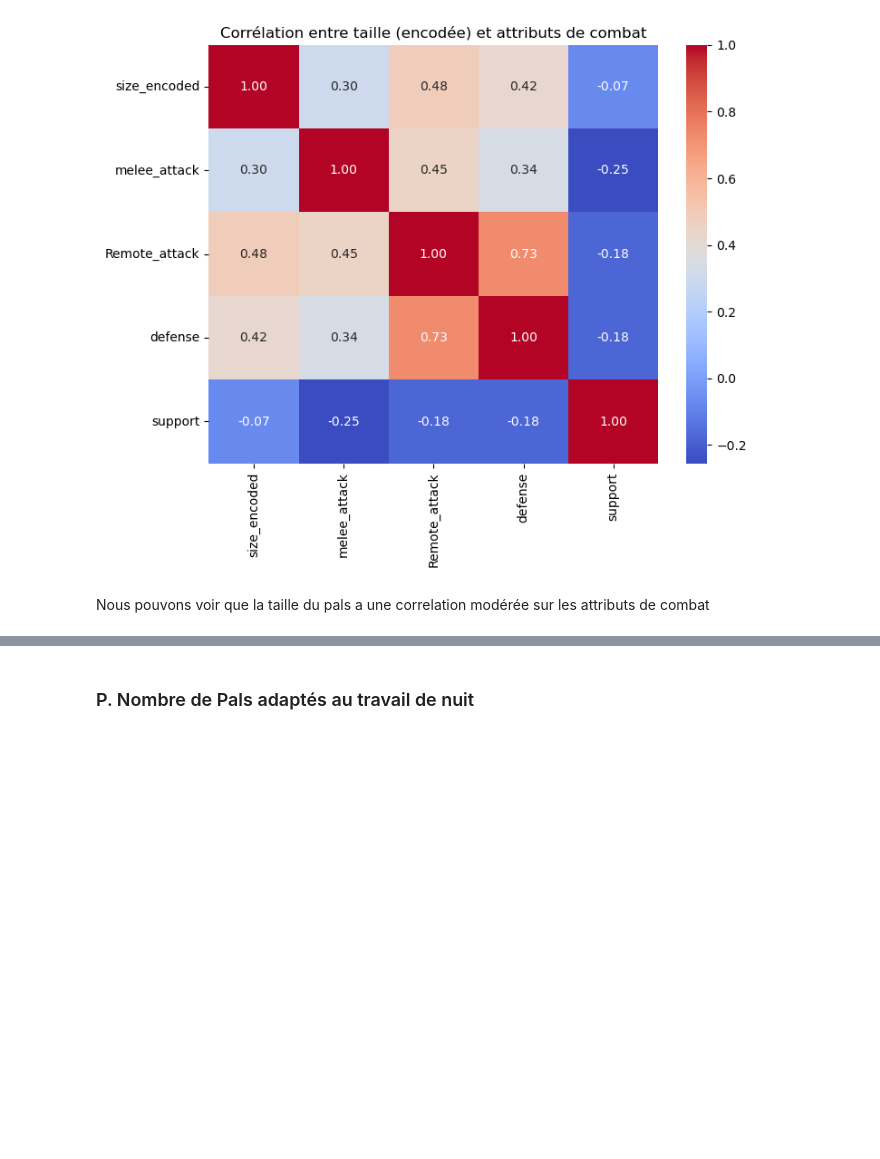
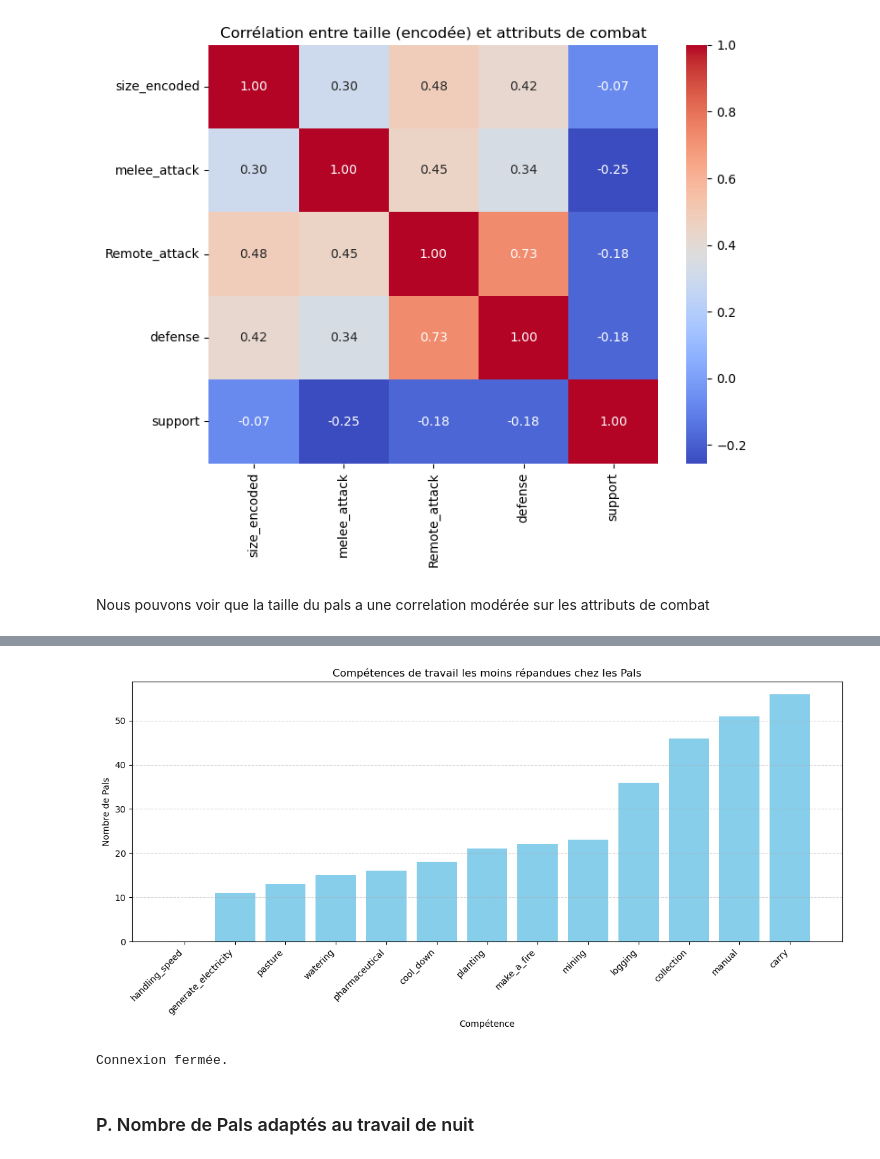
Before and after one commit to Paul-Emmanuel-Buffe/pals-analysis, a Jupyter notebook: notebooks/pals_analysis.ipynb, the cells around one changed output, grey strips where cells are left out. Saved outputs shown, nothing was run; the diff lists cells and outputs as text; code cells hidden in the pictures; blank space fills up the shorter version.

```diff
--- a/notebooks/pals_analysis.ipynb
+++ b/notebooks/pals_analysis.ipynb
@@ -2847,0 +2850,68 @@ Nous pouvons voir que la taille du pals a une correlation modérée sur les attr
+# %%
+# étude de la répartition des compétences de travail
+
+# Configuration de la connexion à MariaDB
+config = {
+     'user': 'root',
+    'password': 'cN06+#P34',
+    'host': 'localhost',
+    'port': 3307,
+    'database': 'palworld_database'
+}
+
+# Connexion à la base de données
+try:
+    conn = mariadb.connect(**config)
+    cursor = conn.cursor()
+    print("Connexion réussie à MariaDB !")
+except mariadb.Error as e:
+    print(f"Erreur de connexion : {e}")
+    exit(1)
+
+# Requête SQL :
+print("\n=== Compétences les moins répandues chez les Pals ===")
+try:
+    query = """
+        SELECT 'make_a_fire' AS skill, SUM(make_a_fire) AS count FROM job_skills
+        UNION ALL SELECT 'watering', SUM(watering) FROM job_skills
+        UNION ALL SELECT 'planting', SUM(planting) FROM job_skills
+        UNION ALL SELECT 'generate_electricity', SUM(generate_electricity) FROM job_skills
+        UNION ALL SELECT 'manual', SUM(manual) FROM job_skills
+        UNION ALL SELECT 'collection', SUM(collection) FROM job_skills
+        UNION ALL SELECT 'logging', SUM(logging) FROM job_skills
+        UNION ALL SELECT 'mining', SUM(mining) FROM job_skills
+        UNION ALL SELECT 'pharmaceutical', SUM(pharmaceutical) FROM job_skills
+        UNION ALL SELECT 'cool_down', SUM(cool_down) FROM job_skills
+        UNION ALL SELECT 'pasture', SUM(pasture) FROM job_skills
+        UNION ALL SELECT 'carry', SUM(carry) FROM job_skills
+        UNION ALL SELECT 'handling_speed', SUM(handling_speed) FROM job_skills
+        ORDER BY count ASC;
+    """
+    cursor.execute(query)
+    results = cursor.fetchall()
+
+    # DataFrame
+    df = pd.DataFrame(results, columns=["Compétence", "Nombre de Pals"])
+
+    # Affichage texte
+    print(df)
+
+    # Graphique:
+    plt.figure(figsize=(12, 6))
+    plt.bar(df["Compétence"], df["Nombre de Pals"], color="skyblue")
+    plt.title("Compétences de travail les moins répandues chez les Pals")
+    plt.xlabel("Compétence")
+    plt.ylabel("Nombre de Pals")
+    plt.xticks(rotation=45, ha='right')
+    plt.tight_layout()
+    plt.grid(axis="y", linestyle="--", alpha=0.5)
+    plt.show()
+
+except mariadb.Error as e:
+    print(f"Erreur lors de la requête : {e}")
+
+# Fermeture de la connexion
+cursor.close()
+conn.close()
+print("\nConnexion fermée.")
+# %% [output]
@@ -2847,0 +2935,2 @@ Nous pouvons voir que la taille du pals a une correlation modérée sur les attr
+[figure, added]
+Connexion fermée.
```
Also changed, not shown: parts of 3 cells of this notebook.
